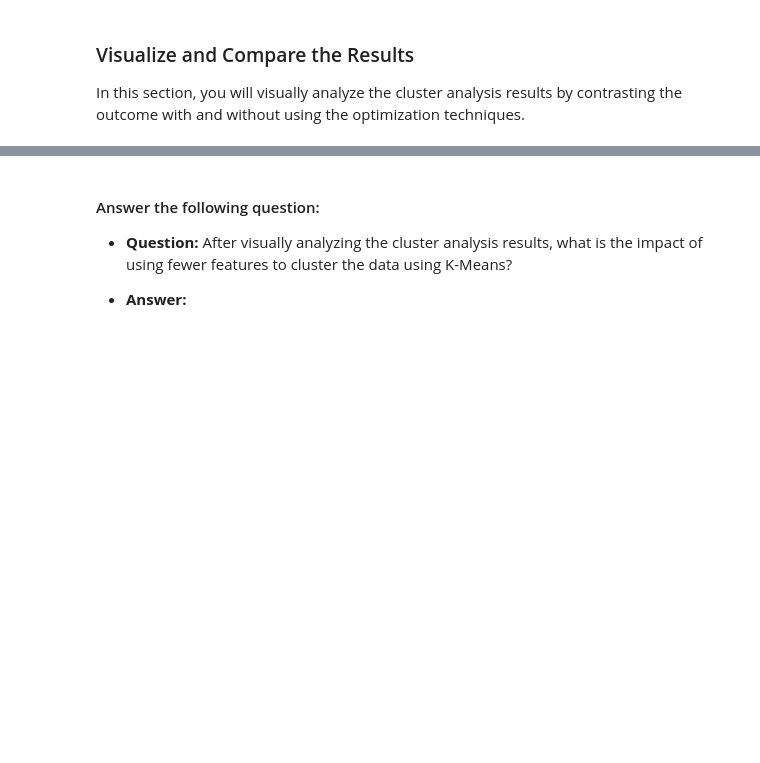
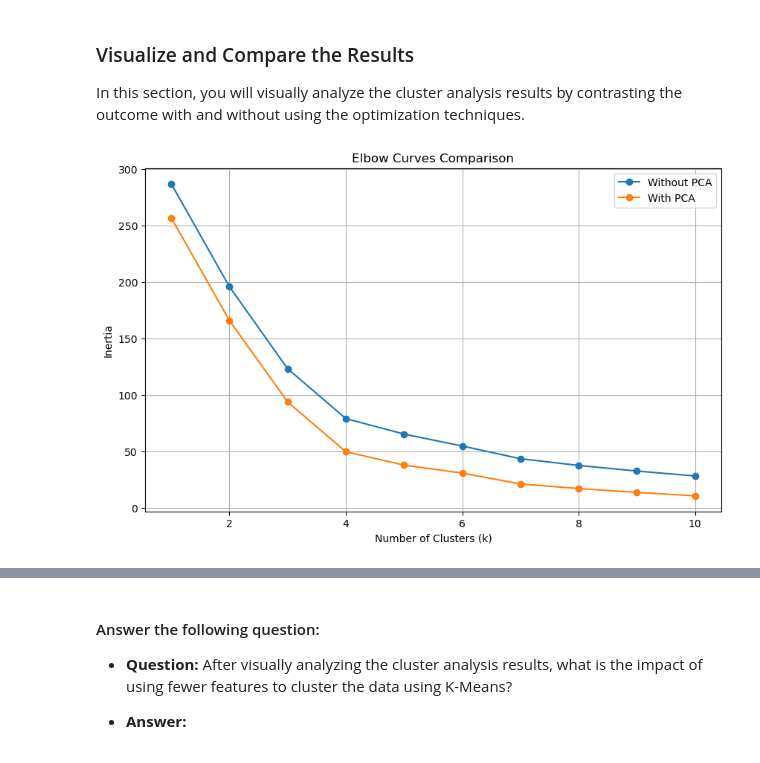
Before and after one commit to njlanger/CryptoClustering, a Jupyter notebook: Crypto_Clustering.ipynb, the cells around one changed output, grey strips where cells are left out. Drawn from its saved outputs; the diff is of its cells as text; code cells hidden in the pictures; blank space fills up the shorter version.

```diff
--- a/Crypto_Clustering.ipynb
+++ b/Crypto_Clustering.ipynb
@@ -217,6 +215,7 @@ scatter_plot
 ### Optimize Clusters with Principal Component Analysis.
 # %%
 # Create a PCA model instance and set `n_components=3`.
+pca_model = PCA(n_components=3)
 # %%
 # Use the PCA model with `fit_transform` to reduce to
 # three principal components.
@@ -249,16 +286,32 @@ scatter_plot
 ### Find the Best Value for k Using the PCA Data
 # %%
 # Create a list with the number of k-values from 1 to 11
+k_values = list(range(1, 11))
 # %%
 # Create an empty list to store the inertia values
-
+inertia_pca = []
 
 # Create a for loop to compute the inertia with each possible value of k
 # Inside the loop:
 # 1. Create a KMeans model using the loop counter for the n_clusters
 # 2. Fit the model to the data using `df_market_data_pca`
 # 3. Append the model.inertia_ to the inertia list
+
+for k in k_values:
+    # Initialize KMeans with the current k value
+    kmeans_model_pca = KMeans(n_clusters=k, random_state=42)
+
+    # Fit KMeans to the PCA-transformed data
+    kmeans_model_pca.fit(df_pca_data)
+
+    # Append the inertia to the list
+    inertia_pca.append(kmeans_model_pca.inertia_)
 # %%
 # Create a dictionary with the data to plot the Elbow curve
+elbow_data_pca = {
+    'k_values_pca': k_values,
+    'inertia_pca': inertia_pca}
 
 # Create a DataFrame with the data to plot the Elbow curve
+df_elbow_pca = pd.DataFrame(elbow_data_pca)
+df_elbow_pca
@@ -311,0 +414,23 @@ In this section, you will visually analyze the cluster analysis results by contr
+# %%
+# Composite plot to contrast the Elbow curves
+
+# Plot Elbow curves for both analyses on the same plot
+plt.figure(figsize=(10, 6))
+
+# Plot Elbow curve without PCA
+plt.plot(df_elbow['k_values'], df_elbow['inertia'], marker='o', label='Without PCA')
+
+# Plot Elbow curve with PCA
+plt.plot(df_elbow_pca['k_values_pca'], df_elbow_pca['inertia_pca'], marker='o', label='With PCA')
+
+# Add labels, title, legend, and grid
+plt.title('Elbow Curves Comparison')
+plt.xlabel('Number of Clusters (k)')
+plt.ylabel('Inertia')
+plt.legend()
+plt.grid(True)
+
+# Show the plot
+plt.show()
+# %% [output]
+[figure, added]
```
Also changed, not shown: parts of 30 cells of this notebook.
